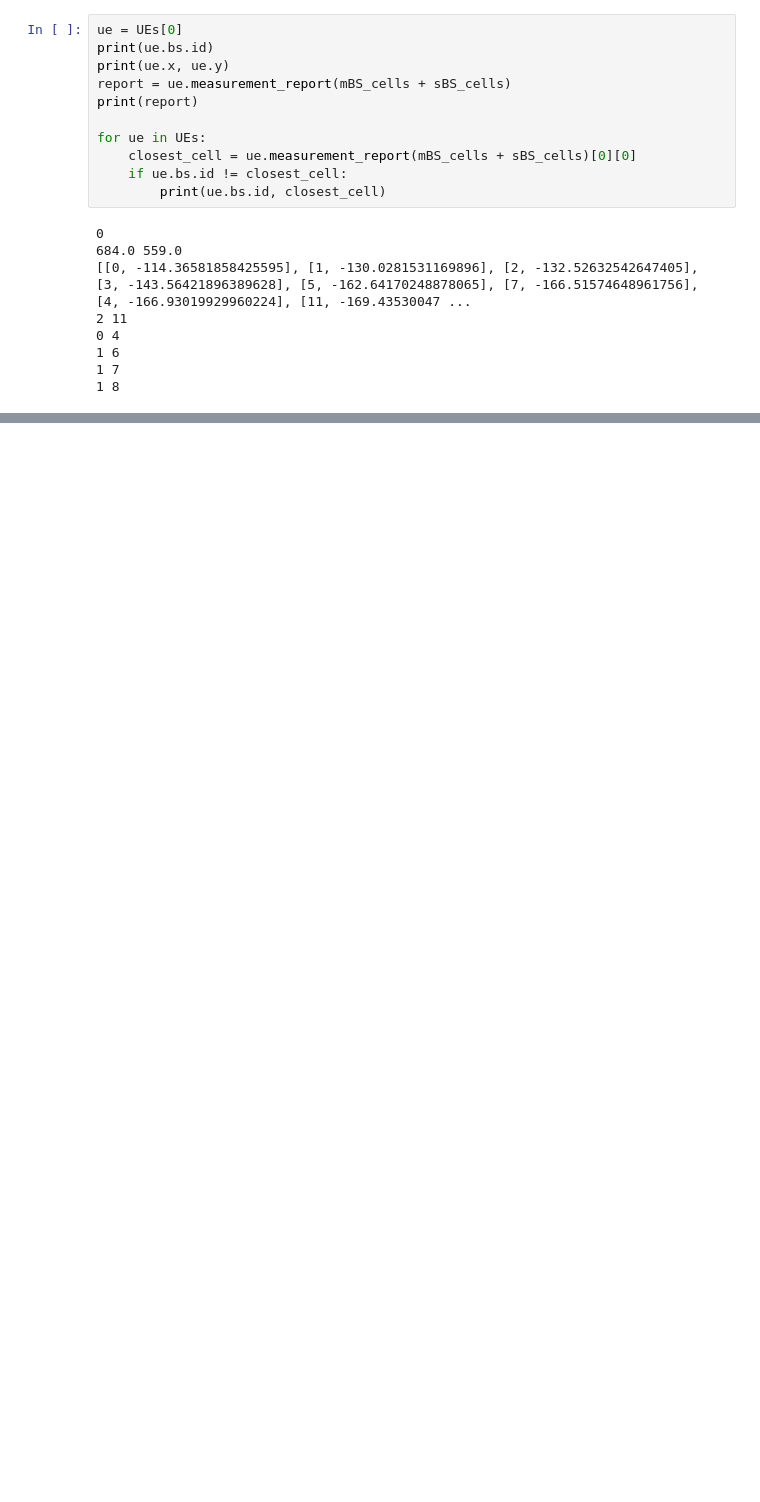
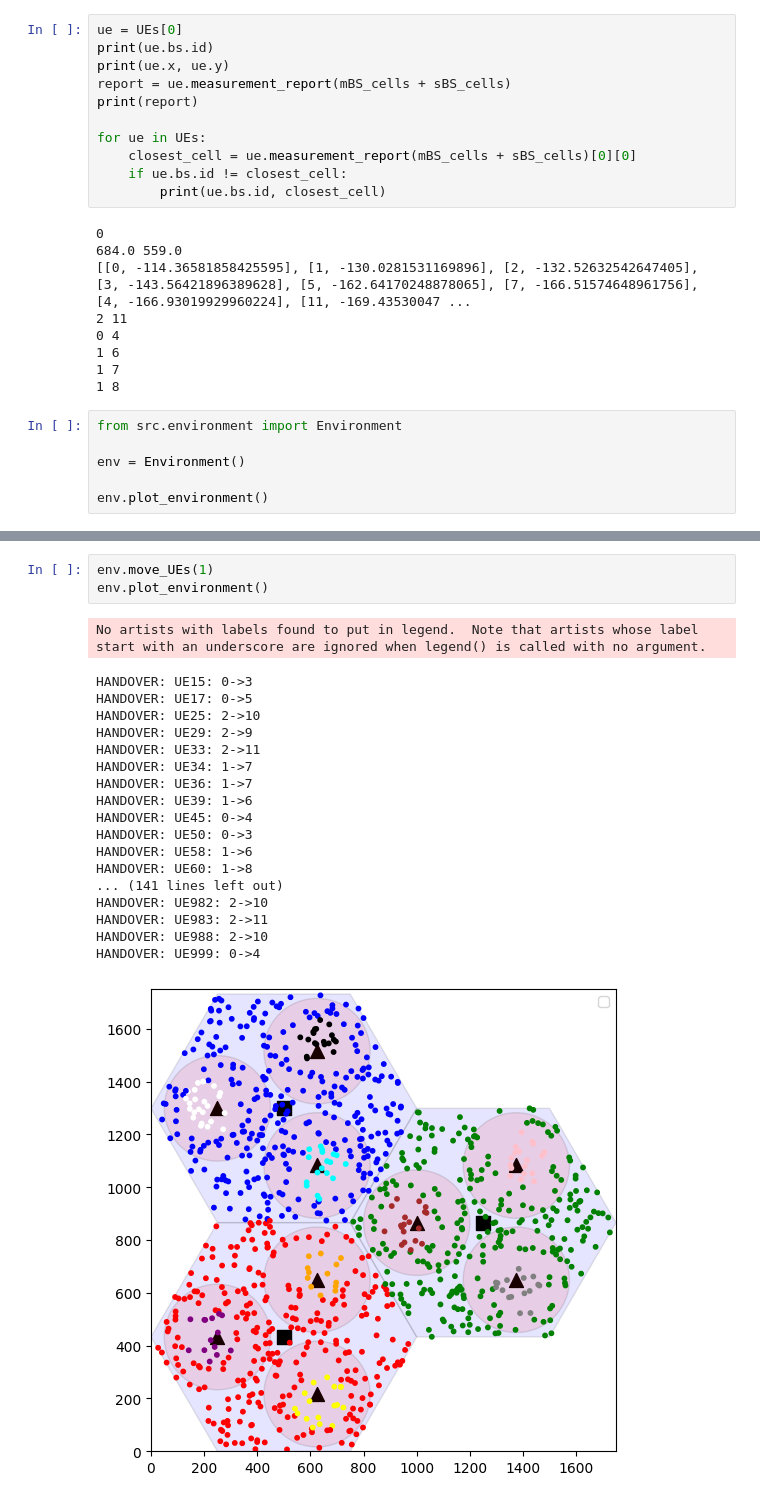
Before and after one commit to WilliamMoolman/Indoor-4G-Handover, a Jupyter notebook: srsRAN/experiments/01_load_balance/propogation_loss.ipynb, the cells around one changed output, grey strips where cells are left out. Cells and saved outputs as stored; diff of their text form; blank space fills up the shorter version.

Commit message:
feat(srs/ex1): extract classes and add handover

```diff
--- a/srsRAN/experiments/01_load_balance/propogation_loss.ipynb
+++ b/srsRAN/experiments/01_load_balance/propogation_loss.ipynb
@@ -269,3 +269,9 @@ for ue in UEs:
 1 6
 1 7
 1 8
+# %%
+from src.environment import Environment
+
+env = Environment()
+
+env.plot_environment()
@@ -271,0 +281,23 @@ for ue in UEs:
+# %%
+env.move_UEs(1)
+env.plot_environment()
+# %% [output]
+No artists with labels found to put in legend.  Note that artists whose label start with an underscore are ignored when legend() is called with no argument.
+HANDOVER: UE15: 0->3
+HANDOVER: UE17: 0->5
+HANDOVER: UE25: 2->10
+HANDOVER: UE29: 2->9
+HANDOVER: UE33: 2->11
+HANDOVER: UE34: 1->7
+HANDOVER: UE36: 1->7
+HANDOVER: UE39: 1->6
+HANDOVER: UE45: 0->4
+HANDOVER: UE50: 0->3
+HANDOVER: UE58: 1->6
+HANDOVER: UE60: 1->8
+... (141 lines left out)
+HANDOVER: UE982: 2->10
+HANDOVER: UE983: 2->11
+HANDOVER: UE988: 2->10
+HANDOVER: UE999: 0->4
+[figure, added]
```
Also changed, not shown: parts of 2 cells of this notebook, 3 other files.
